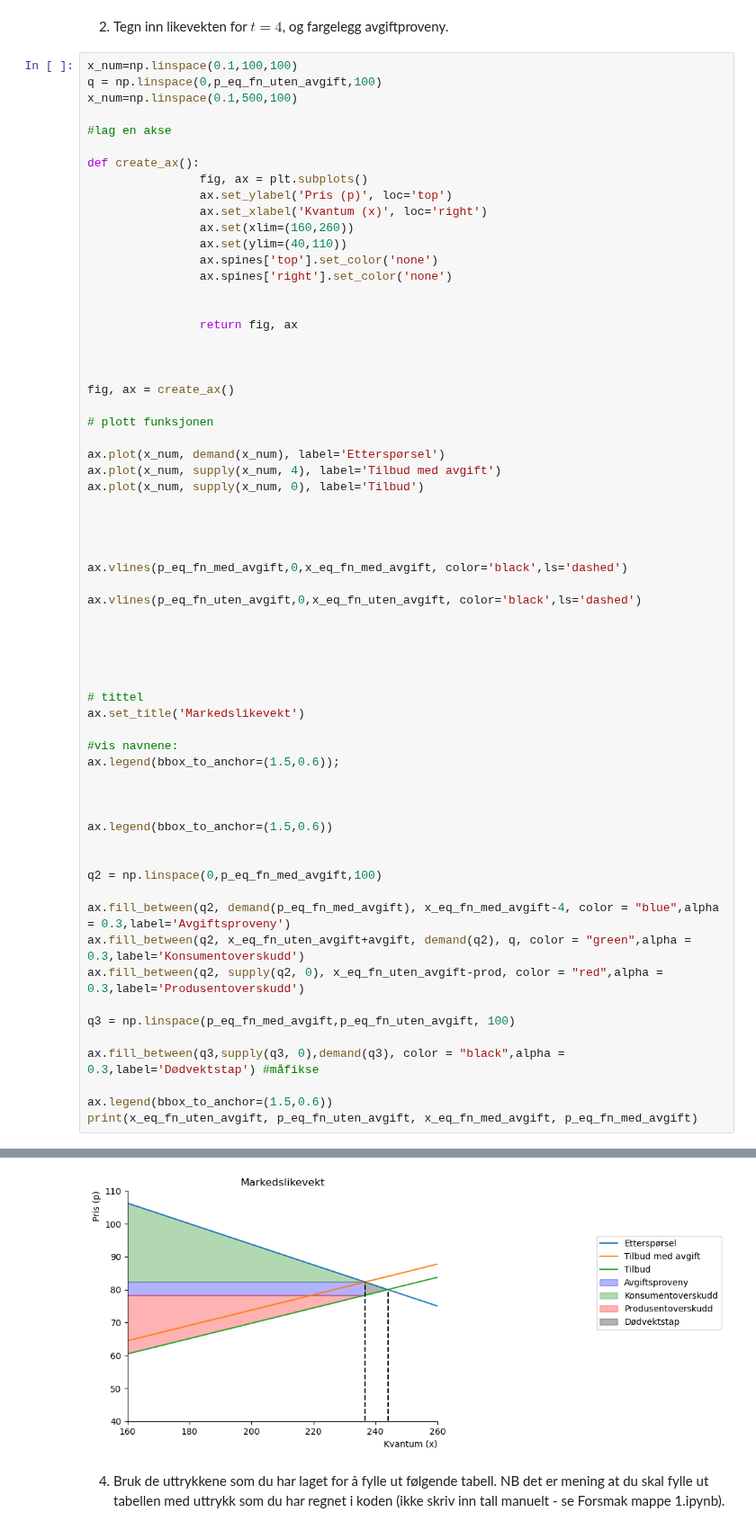
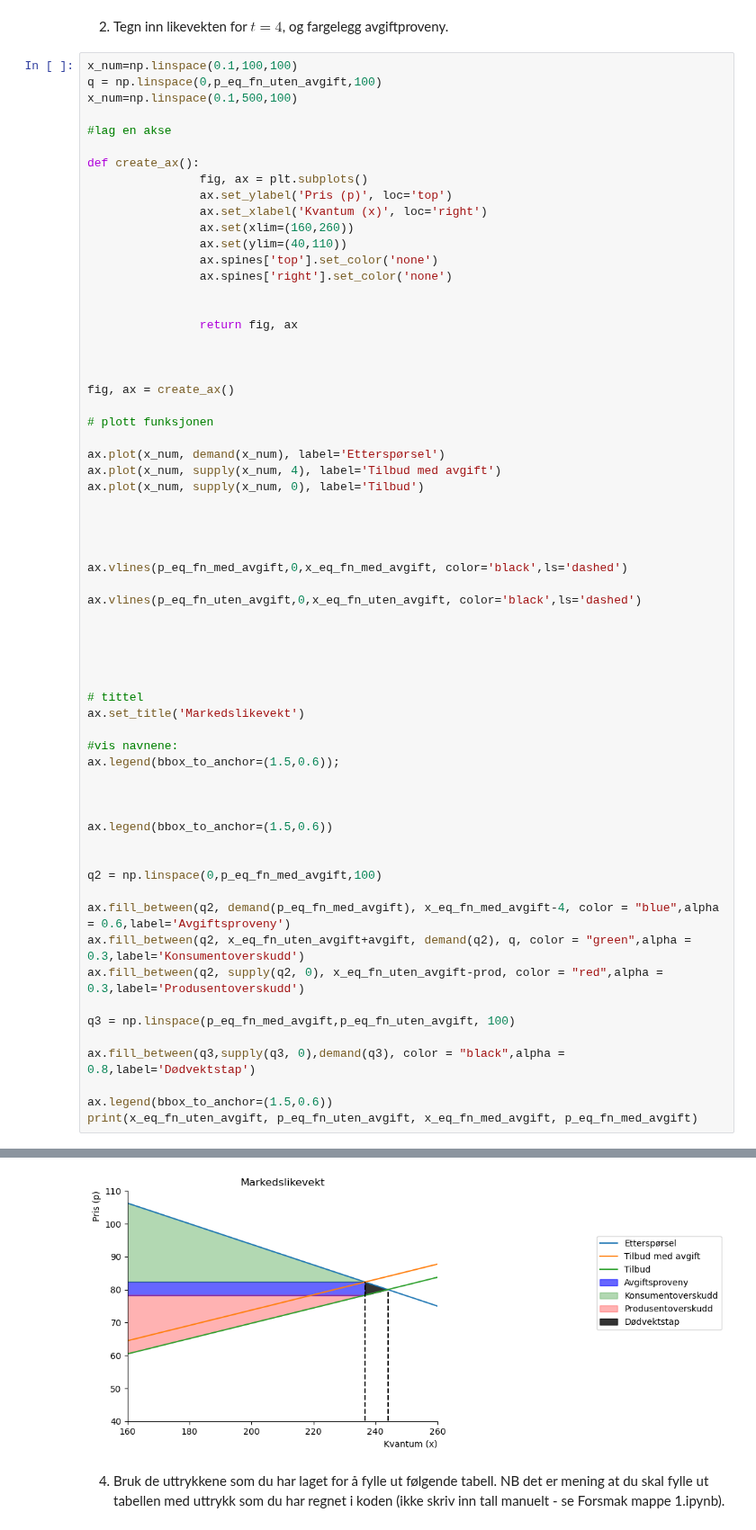
Before and after one commit to Danieljoha/Sok-1006, a Jupyter notebook: Arbeidskrav_3.ipynb, the cells around one changed output, grey strips where cells are left out. Shown at 90% size. Cells and saved outputs as stored; diff of their text form.

```diff
--- a/Arbeidskrav_3.ipynb
+++ b/Arbeidskrav_3.ipynb
@@ -205,36 +205,36 @@ ax.vlines(p_eq_fn_med_avgift,0,x_eq_fn_med_avgift, color='black',ls='dashed')
 
 ax.vlines(p_eq_fn_uten_avgift,0,x_eq_fn_uten_avgift, color='black',ls='dashed')
 
 
 
 
 
 # tittel
 ax.set_title('Markedslikevekt')
 
 #vis navnene:
 ax.legend(bbox_to_anchor=(1.5,0.6));
 
 
 
 ax.legend(bbox_to_anchor=(1.5,0.6))
 
 
 q2 = np.linspace(0,p_eq_fn_med_avgift,100)
 
-ax.fill_between(q2, demand(p_eq_fn_med_avgift), x_eq_fn_med_avgift-4, color = "blue",alpha = 0.3,label='Avgiftsproveny')
+ax.fill_between(q2, demand(p_eq_fn_med_avgift), x_eq_fn_med_avgift-4, color = "blue",alpha = 0.6,label='Avgiftsproveny')
 ax.fill_between(q2, x_eq_fn_uten_avgift+avgift, demand(q2), q, color = "green",alpha = 0.3,label='Konsumentoverskudd')
 ax.fill_between(q2, supply(q2, 0), x_eq_fn_uten_avgift-prod, color = "red",alpha = 0.3,label='Produsentoverskudd')
 
 q3 = np.linspace(p_eq_fn_med_avgift,p_eq_fn_uten_avgift, 100)
 
-ax.fill_between(q3,supply(q3, 0),demand(q3), color = "black",alpha = 0.3,label='Dødvektstap') #måfikse
+ax.fill_between(q3,supply(q3, 0),demand(q3), color = "black",alpha = 0.8,label='Dødvektstap')
 
 ax.legend(bbox_to_anchor=(1.5,0.6))
 print(x_eq_fn_uten_avgift, p_eq_fn_uten_avgift, x_eq_fn_med_avgift, p_eq_fn_med_avgift)
 # %% [output]
 80.0 244.0 82.29333333333334 236.66133333333332
-[figure, old version]
+[figure, new version]
 # %% [markdown]
 4. Bruk de uttrykkene som du har laget for å fylle ut følgende tabell. NB det er mening at du skal fylle ut tabellen med uttrykk som du har regnet i koden (ikke skriv inn tall manuelt - se Forsmak mappe 1.ipynb).
 # %%
```
